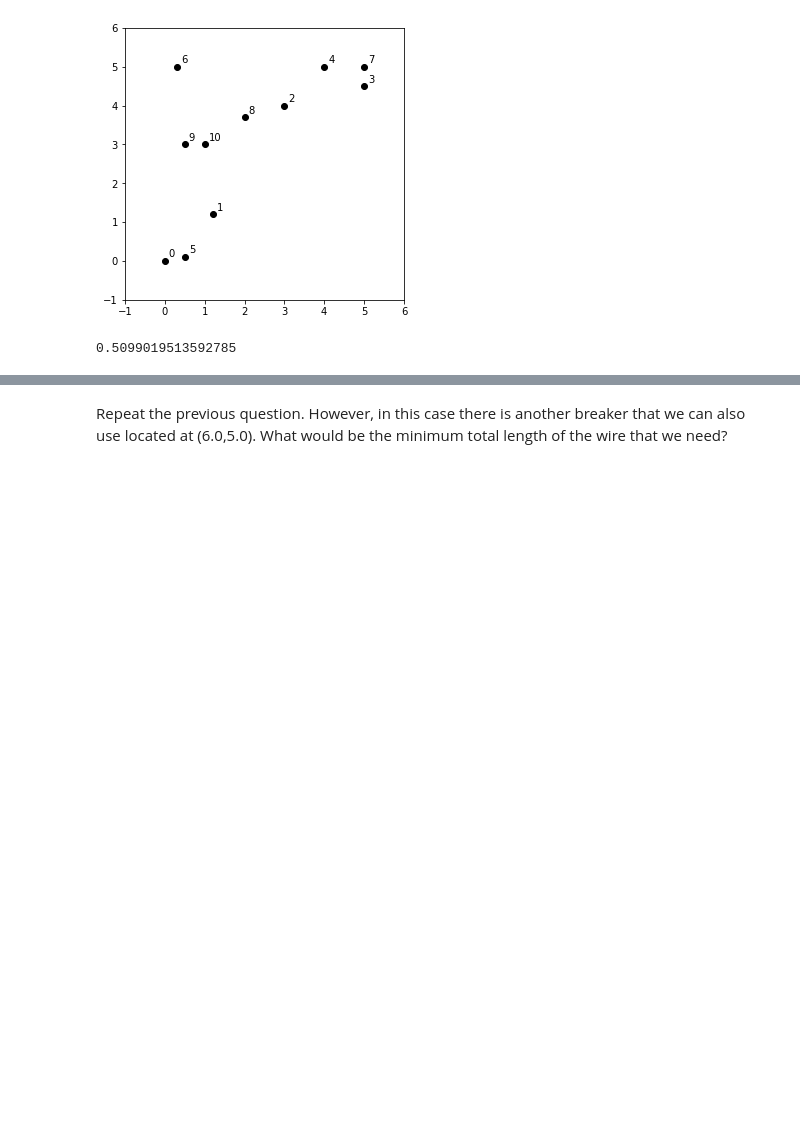
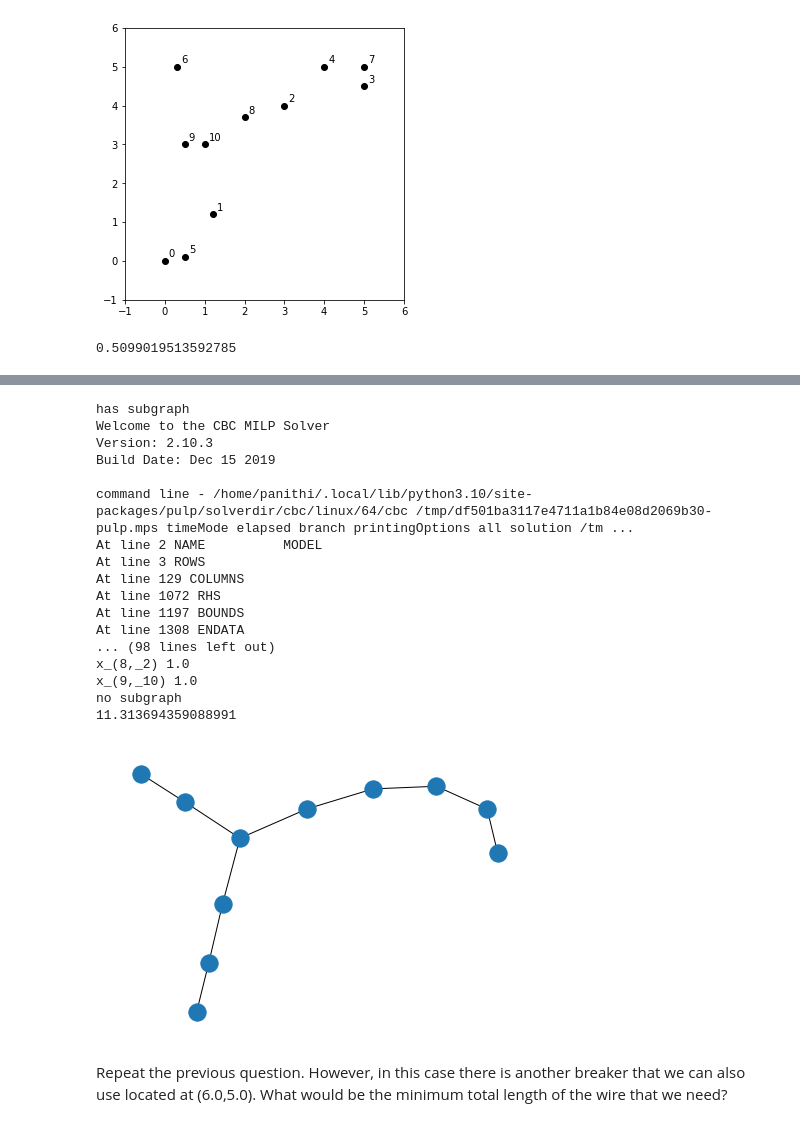
Before and after one commit to Panichito/QTFT-MO-Quizzes, a Jupyter notebook: Module6_assignment1.ipynb, the cells around one changed output, grey strips where cells are left out. Drawn from its saved outputs; the diff is of its cells as text; code cells hidden in the pictures; blank space fills up the shorter version.

```diff
--- a/Module6_assignment1.ipynb
+++ b/Module6_assignment1.ipynb
@@ -174,2 +161,52 @@ plt.show()
+# %%
+G=nx.Graph()
+G.add_nodes_from(range(len(light_bulb_locations)))
+for e in wiring:
+    G.add_edge(e[0], e[1])
+# eliminate subtours
+while nx.number_connected_components(G) > 1:
+    print('has subgraph')
+
+    components=nx.connected_components(G)
+    for c in components:
+        #print(c)
+        model+=lpSum(x[i, j] for i in c for j in c if i!=j) <= len(c)-1
+
+    model.solve()
+    wiring.clear()
+    for var in model.variables():
+        if var.name[0] == 'x' and var.value() == 1:
+            print(var.name, var.value())
+            a=var.name.replace('_', '')
+            wiring.append(make_tuple(a[1:]))
+        elif var.name[0] == 'u':
+            print(var.name, var.value())
+    G=nx.Graph()
+    G.add_nodes_from(range(len(light_bulb_locations)))
+    for e in wiring:
+        G.add_edge(e[0], e[1])
+
+print('no subgraph')
+nx.draw(G)
+print(model.objective.value())
+# %% [output]
+has subgraph
+Welcome to the CBC MILP Solver
+Version: 2.10.3
+Build Date: Dec 15 2019
+
+command line - /home/panithi/.local/lib/python3.10/site-packages/pulp/solverdir/cbc/linux/64/cbc /tmp/df501ba3117e4711a1b84e08d2069b30-pulp.mps timeMode elapsed branch printingOptions all solution /tm ...
+At line 2 NAME          MODEL
+At line 3 ROWS
+At line 129 COLUMNS
+At line 1072 RHS
+At line 1197 BOUNDS
+At line 1308 ENDATA
+... (98 lines left out)
+x_(8,_2) 1.0
+x_(9,_10) 1.0
+no subgraph
+11.313694359088991
+[figure, added]
 # %% [markdown]
 Repeat the previous question. However, in this case there is another breaker that we can also use located at (6.0,5.0). What would be the minimum total length of the wire that we need?
```
Also changed, not shown: parts of 13 cells of this notebook.
